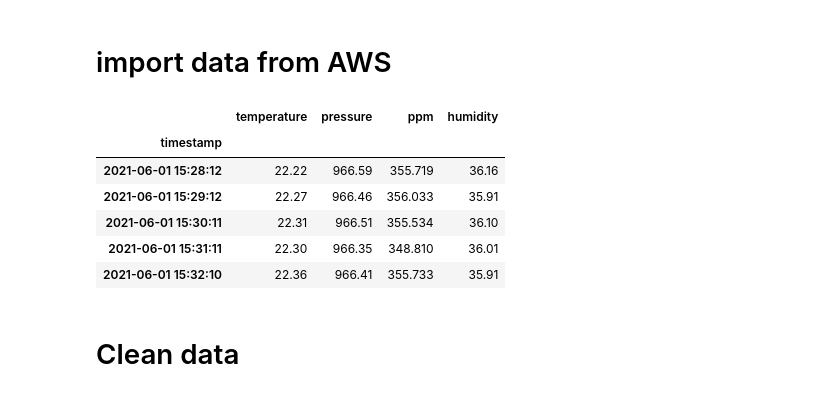
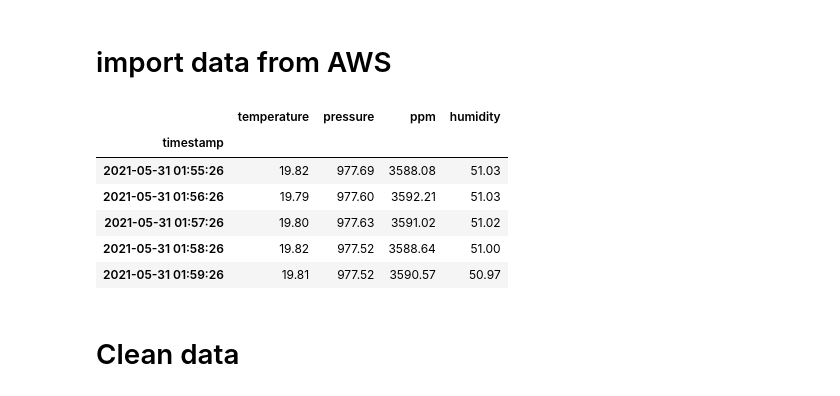
Before and after one commit to MatthiasSimons/airquality-measurement-device, a Jupyter notebook: airquality_analysis.ipynb, the cells around one changed output. Saved outputs shown, nothing was run; the diff lists cells and outputs as text; code cells hidden in the pictures.

```diff
--- a/airquality_analysis.ipynb
+++ b/airquality_analysis.ipynb
@@ -22,23 +22,24 @@ warnings.filterwarnings("ignore")
 # %%
 client = boto3.client('iotanalytics')
 data = client.get_dataset_content(datasetName='airquality_1_dataset')
 df = pd.read_csv(data["entries"][0]["dataURI"])
-df = df[df["timestamp"] > "2021-05-20T00:00:00"]
+df = df[df["timestamp"] > "2021-05-26T00:00:00"]
+df = df[df["timestamp"] < "2021-05-31T00:00:00"]
 df.drop(["__dt"], axis = 1, inplace = True)
 df["timestamp"] = pd.to_datetime(df["timestamp"]) + pd.Timedelta(hours=2)
 df.set_index("timestamp", inplace = True)
 df.sort_values(by="timestamp", axis=0, ascending=True, inplace=True)
 #df = df.astype(int)
 #df = df[df["ppm"] < 8000]
 df.tail()
 # %% [output]
 |  | temperature | pressure | ppm | humidity |
 | timestamp |  |  |  |  |
-| 2021-06-01 15:28:12 | 22.22 | 966.59 | 355.719 | 36.16 |
-| 2021-06-01 15:29:12 | 22.27 | 966.46 | 356.033 | 35.91 |
-| 2021-06-01 15:30:11 | 22.31 | 966.51 | 355.534 | 36.10 |
-| 2021-06-01 15:31:11 | 22.30 | 966.35 | 348.810 | 36.01 |
-| 2021-06-01 15:32:10 | 22.36 | 966.41 | 355.733 | 35.91 |
+| 2021-05-31 01:55:26 | 19.82 | 977.69 | 3588.08 | 51.03 |
+| 2021-05-31 01:56:26 | 19.79 | 977.60 | 3592.21 | 51.03 |
+| 2021-05-31 01:57:26 | 19.80 | 977.63 | 3591.02 | 51.02 |
+| 2021-05-31 01:58:26 | 19.82 | 977.52 | 3588.64 | 51.00 |
+| 2021-05-31 01:59:26 | 19.81 | 977.52 | 3590.57 | 50.97 |
 # %% [markdown]
 # Clean data
 # %% [markdown]
```
Also changed, not shown: parts of 3 cells of this notebook, 1 other file.
